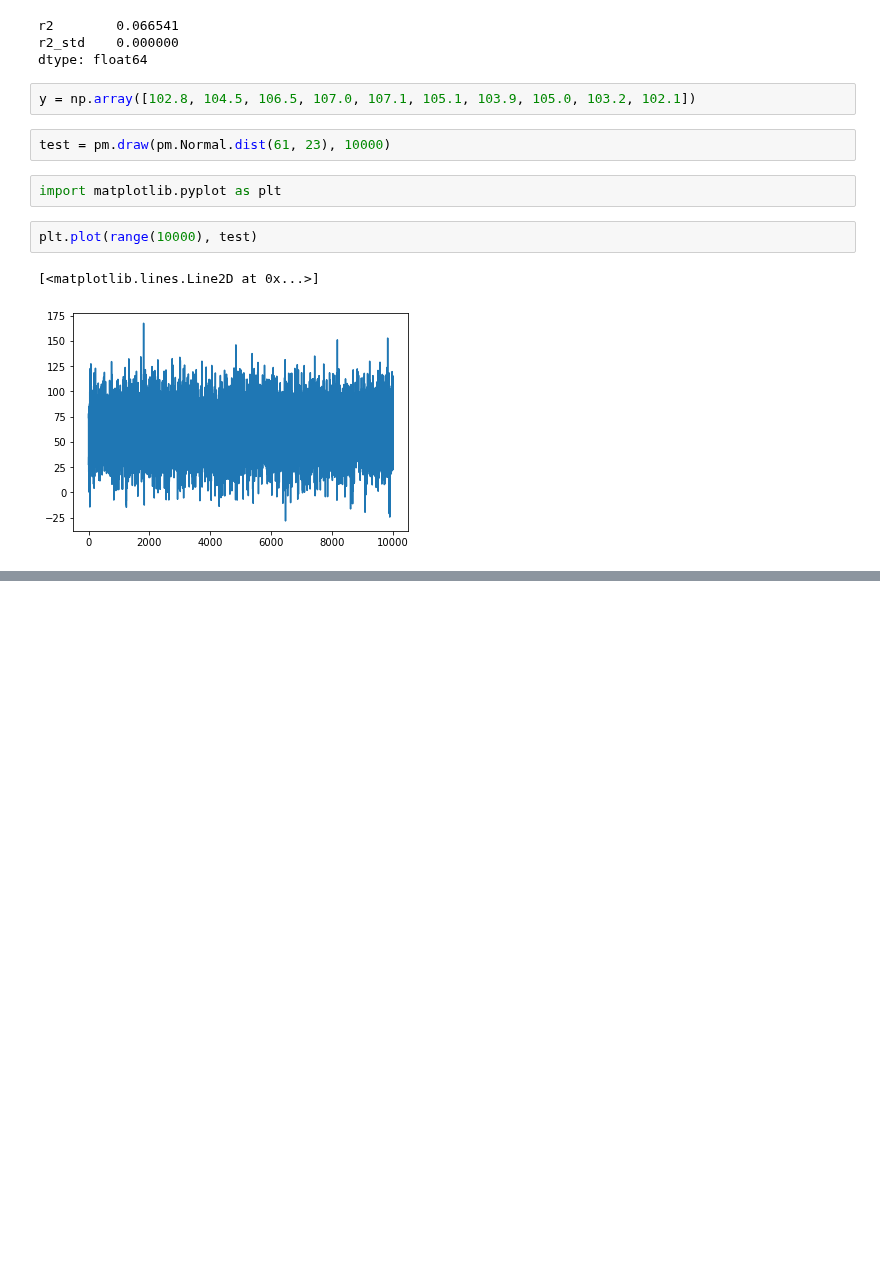
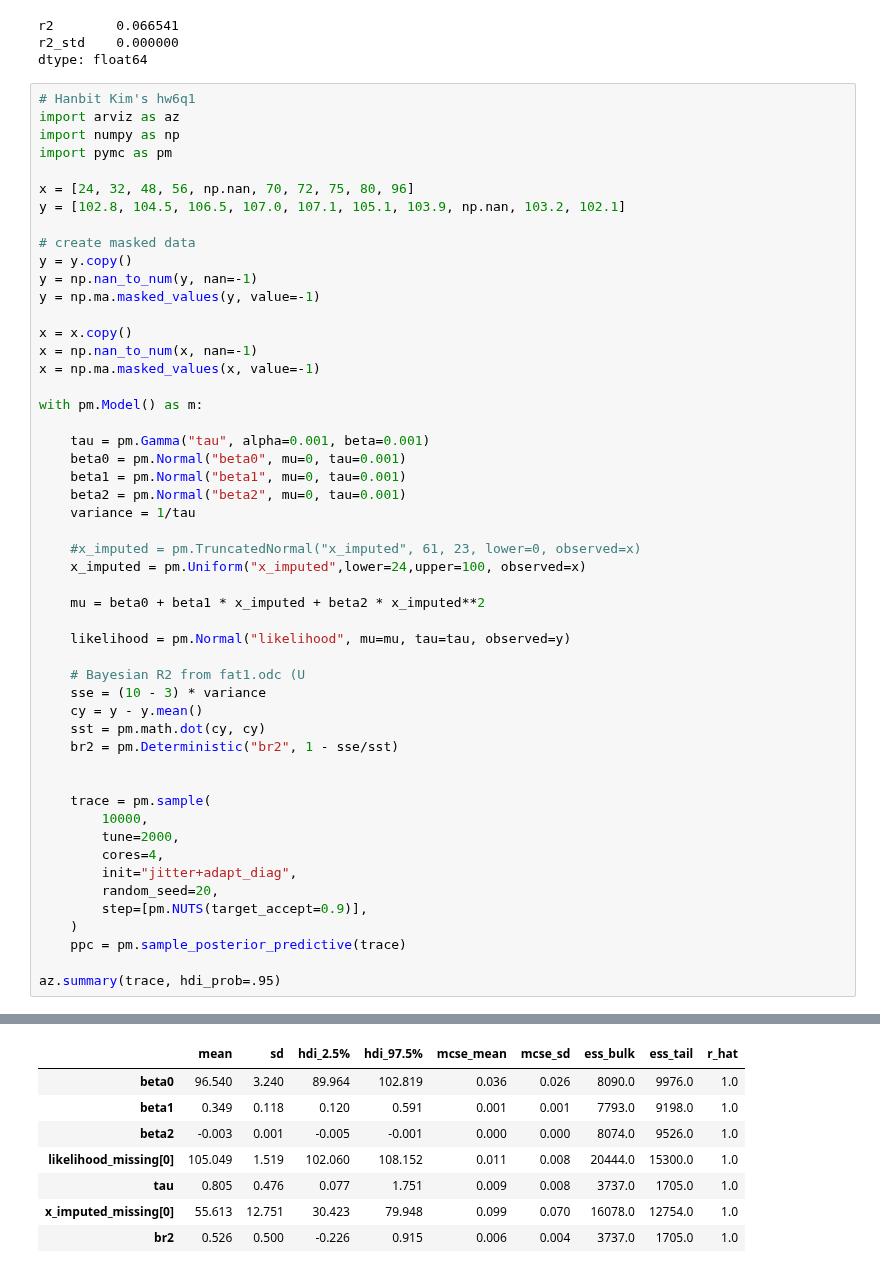
Before and after one commit to areding/6420-pymc, a Jupyter notebook: _sources/answers/Untitled.ipynb, the cells around one changed output, grey strips where cells are left out. Saved outputs shown, nothing was run; the diff lists cells and outputs as text; blank space fills up the shorter version.

```diff
--- a/_sources/answers/Untitled.ipynb
+++ b/_sources/answers/Untitled.ipynb
@@ -84,14 +82,55 @@ az.r2_score(y, y_pred)
 r2        0.066541
 r2_std    0.000000
 dtype: float64
-# %%
-y = np.array([102.8, 104.5, 106.5, 107.0, 107.1, 105.1, 103.9, 105.0, 103.2, 102.1])
-# %%
-test = pm.draw(pm.Normal.dist(61, 23), 10000)
-# %%
-import matplotlib.pyplot as plt
-# %%
-plt.plot(range(10000), test)
-# %% [output]
-[<matplotlib.lines.Line2D at 0x...>]
-[figure, removed]
+# %%
+# Hanbit Kim's hw6q1
+import arviz as az
+import numpy as np
+import pymc as pm
+
+x = [24, 32, 48, 56, np.nan, 70, 72, 75, 80, 96]
+y = [102.8, 104.5, 106.5, 107.0, 107.1, 105.1, 103.9, np.nan, 103.2, 102.1]
+
+# create masked data
+y = y.copy()
+y = np.nan_to_num(y, nan=-1)
+y = np.ma.masked_values(y, value=-1)
+
+x = x.copy()
+x = np.nan_to_num(x, nan=-1)
+x = np.ma.masked_values(x, value=-1)
+
+with pm.Model() as m:
+
+    tau = pm.Gamma("tau", alpha=0.001, beta=0.001)
+    beta0 = pm.Normal("beta0", mu=0, tau=0.001)
+    beta1 = pm.Normal("beta1", mu=0, tau=0.001)
+    beta2 = pm.Normal("beta2", mu=0, tau=0.001)
+    variance = 1/tau
+
+    #x_imputed = pm.TruncatedNormal("x_imputed", 61, 23, lower=0, observed=x)
+    x_imputed = pm.Uniform("x_imputed",lower=24,upper=100, observed=x)
+
+    mu = beta0 + beta1 * x_imputed + beta2 * x_imputed**2
+
+    likelihood = pm.Normal("likelihood", mu=mu, tau=tau, observed=y)
+
+    # Bayesian R2 from fat1.odc (U
+    sse = (10 - 3) * variance
+    cy = y - y.mean()
+    sst = pm.math.dot(cy, cy)
+    br2 = pm.Deterministic("br2", 1 - sse/sst)
+
+
+    trace = pm.sample(
+        10000,
+        tune=2000,
+        cores=4,
+        init="jitter+adapt_diag",
+        random_seed=20,
+        step=[pm.NUTS(target_accept=0.9)],
+    )
+    ppc = pm.sample_posterior_predictive(trace)
+
+az.summary(trace, hdi_prob=.95)
+# %% [output]
@@ -97,0 +145,8 @@ plt.plot(range(10000), test)
+|  | mean | sd | hdi_2.5% | hdi_97.5% | mcse_mean | mcse_sd | ess_bulk | ess_tail | r_hat |
+| beta0 | 96.540 | 3.240 | 89.964 | 102.819 | 0.036 | 0.026 | 8090.0 | 9976.0 | 1.0 |
+| beta1 | 0.349 | 0.118 | 0.120 | 0.591 | 0.001 | 0.001 | 7793.0 | 9198.0 | 1.0 |
+| beta2 | -0.003 | 0.001 | -0.005 | -0.001 | 0.000 | 0.000 | 8074.0 | 9526.0 | 1.0 |
+| likelihood_missing[0] | 105.049 | 1.519 | 102.060 | 108.152 | 0.011 | 0.008 | 20444.0 | 15300.0 | 1.0 |
+| tau | 0.805 | 0.476 | 0.077 | 1.751 | 0.009 | 0.008 | 3737.0 | 1705.0 | 1.0 |
+| x_imputed_missing[0] | 55.613 | 12.751 | 30.423 | 79.948 | 0.099 | 0.070 | 16078.0 | 12754.0 | 1.0 |
+| br2 | 0.526 | 0.500 | -0.226 | 0.915 | 0.006 | 0.004 | 3737.0 | 1705.0 | 1.0 |
```
Also changed, not shown: parts of 3 cells of this notebook, 6 other files.
